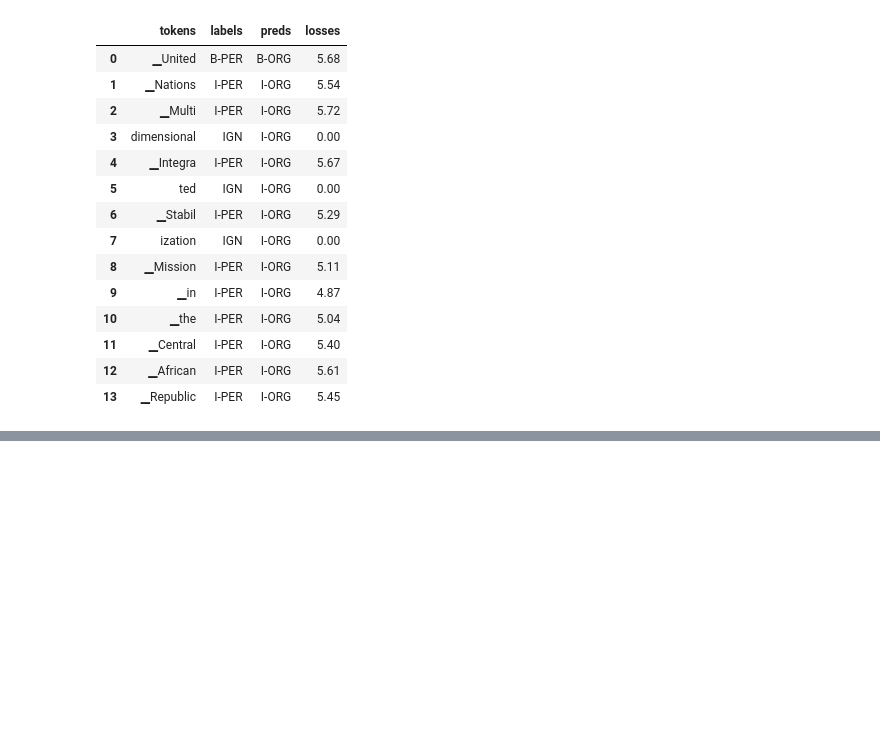
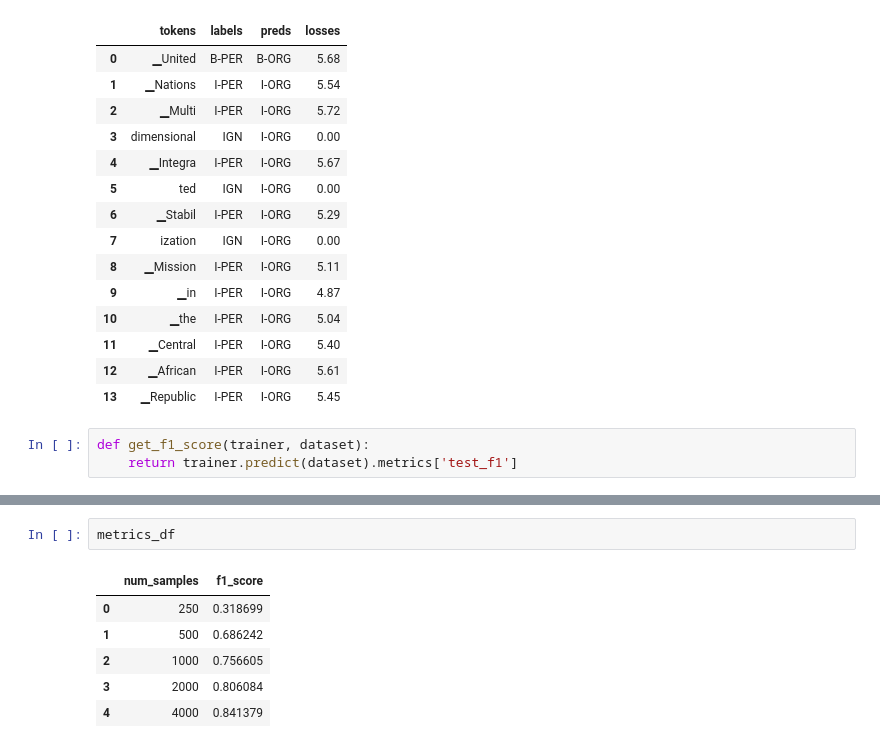
Before and after one commit to rlid/nlpwt, a Jupyter notebook: ch4.ipynb, the cells around one changed output, grey strips where cells are left out. Drawn from its saved outputs; the diff is of its cells as text; blank space fills up the shorter version.

```diff
--- a/ch4.ipynb
+++ b/ch4.ipynb
@@ -676,3 +676,6 @@ for sample in get_samples(df_tmp):
 | 11 | ▁Central | I-PER | I-ORG | 5.40 |
 | 12 | ▁African | I-PER | I-ORG | 5.61 |
 | 13 | ▁Republic | I-PER | I-ORG | 5.45 |
+# %%
+def get_f1_score(trainer, dataset):
+    return trainer.predict(dataset).metrics['test_f1']
@@ -678,0 +770,9 @@ for sample in get_samples(df_tmp):
+# %%
+metrics_df
+# %% [output]
+|  | num_samples | f1_score |
+| 0 | 250 | 0.318699 |
+| 1 | 500 | 0.686242 |
+| 2 | 1000 | 0.756605 |
+| 3 | 2000 | 0.806084 |
+| 4 | 4000 | 0.841379 |
```
Also changed, not shown: parts of 18 cells of this notebook.
